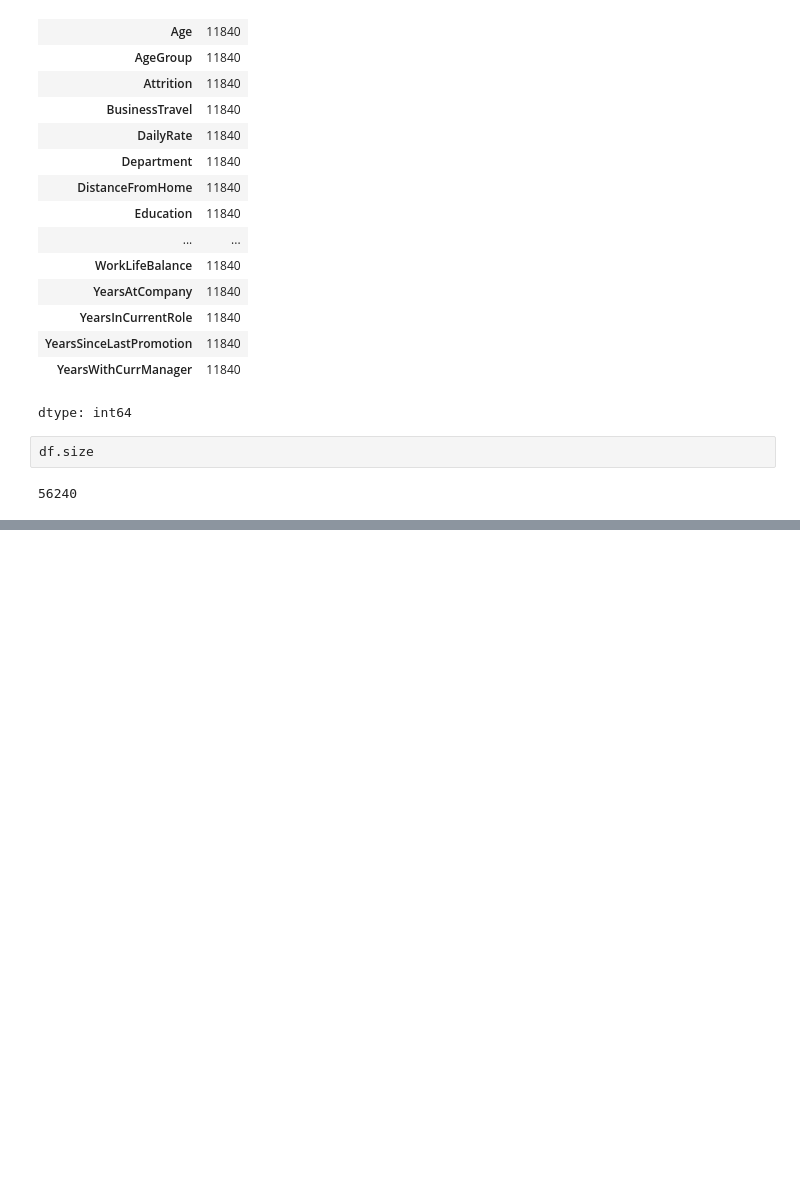
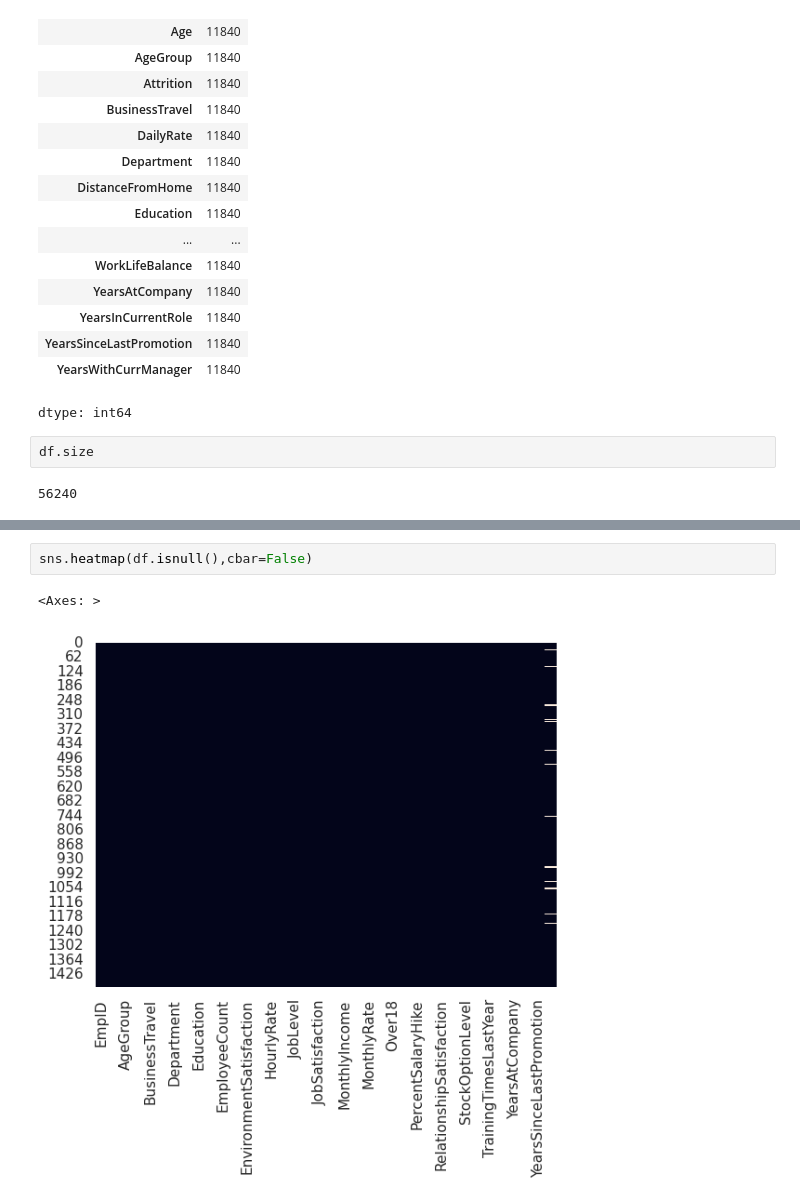
Before and after one commit to Rohit3435/HR-Analytics-PowerBI-Dashboard, a Jupyter notebook: HR_Analytics_End_to_End_Project.ipynb, the cells around one changed output, grey strips where cells are left out. Drawn from its saved outputs; the diff is of its cells as text; blank space fills up the shorter version.

```diff
--- a/HR_Analytics_End_to_End_Project.ipynb
+++ b/HR_Analytics_End_to_End_Project.ipynb
@@ -176,0 +219,5 @@ df.size
+# %%
+sns.heatmap(df.isnull(),cbar=False)
+# %% [output]
+<Axes: >
+[figure, added]
```
Also changed, not shown: parts of 2 cells of this notebook.
